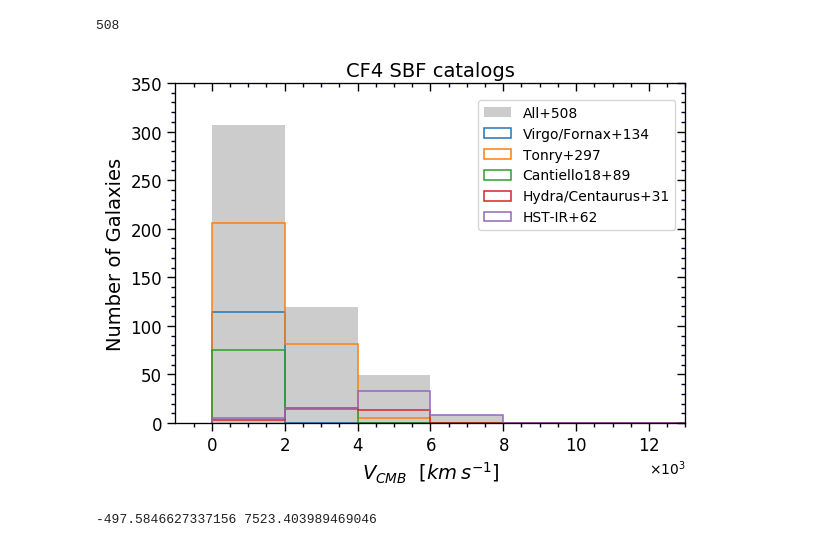
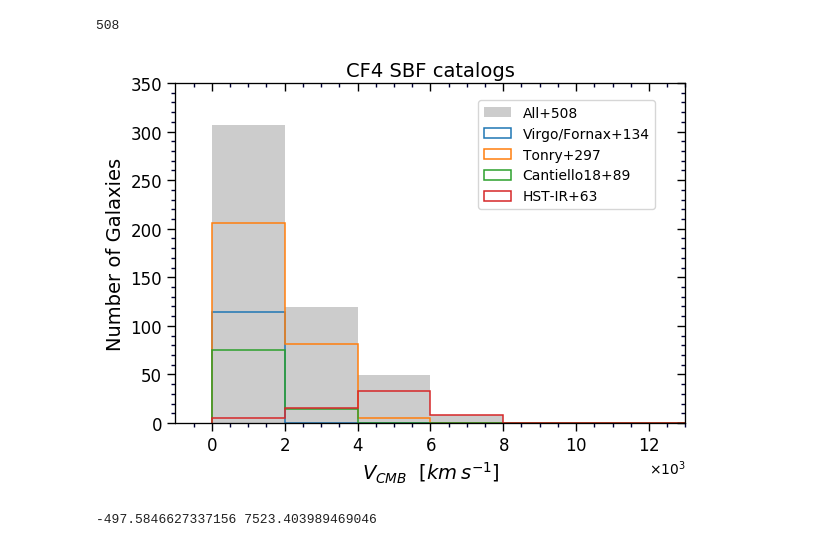
Before and after one commit to ekourkchi/CF4catalog, a Jupyter notebook: SBF_aitoff.ipynb, the cells around one changed output. Drawn from its saved outputs; the diff is of its cells as text; code cells hidden in the pictures.

```diff
--- a/SBF_aitoff.ipynb
+++ b/SBF_aitoff.ipynb
@@ -413,39 +413,40 @@ val = df.Vcmb.values
 ax.hist(val, bins=bins, histtype='bar', label='All+'+str(len(val)), color='k', lw=1.7, alpha=0.2)
 
 val = df[~df["Vcmb_VirFor"].isna()]["Vcmb"].values
-ax.hist(val, bins=bins, histtype='step', label='Virgo/Fornax+'+str(len(val)), lw=1.1)
+ax.hist(val, bins=bins, histtype='step', label='Virgo/Fornax+134', lw=1.1)
 
 val = df[~df["Vcmb_Tonry"].isna()]["Vcmb"].values
 ax.hist(val, bins=bins, histtype='step', label='Tonry+'+str(len(val)), lw=1.1)
 
 val = df[~df["Vcmb_Cantiello18"].isna()]["Vcmb"].values
 ax.hist(val, bins=bins, histtype='step', label='Cantiello18+'+str(len(val)), lw=1.1)
 
-val = df[~df["Vcmb_HydCen"].isna()]["Vcmb"].values
-ax.hist(val, bins=bins, histtype='step', label='Hydra/Centaurus+'+str(len(val)), lw=1.1)
+# val = df[~df["Vcmb_HydCen"].isna()]["Vcmb"].values
+# ax.hist(val, bins=bins, histtype='step', label='Hydra/Centaurus+'+str(len(val)), lw=1.1)
 
 val = df[~df["Vcmb_HSTIR"].isna()]["Vcmb"].values
-ax.hist(val, bins=bins, histtype='step', label='HST-IR+'+str(len(val)), lw=1.1)
+# ax.hist(val, bins=bins, histtype='step', label='HST-IR+'+str(len(val)), lw=1.1)
+ax.hist(val, bins=bins, histtype='step', label='HST-IR+63', lw=1.1)
 
 # ax.set_yscale('log')
 x_ax, y_ax = set_axes(ax, [-1000,13000], [0,350], fontsize=12, inout='out')
 
 
 ax.set_xlabel(r"$V_{CMB}$"+"  "+r'$[km \/ s^{-1}]$', fontsize=14)
 ax.set_ylabel("Number of Galaxies", fontsize=14)
 
 ax.legend(bbox_to_anchor=(0.58, 0.97), loc='upper left', fontsize=10)
 
 x_ax.set_xticks(np.arange(0, 14000, step=2000))
 ax.set_xticks(np.arange(0, 14000, step=2000))
 
 
 ax.set_title("CF4 SBF catalogs", fontsize=14, pad=5)
 
 ax.xaxis.set_major_formatter(OOMFormatter(3, "%d"))
 ax.ticklabel_format(axis='x', style='sci')
 # %% [output]
-[figure, old version]
+[figure, new version]
 # %%
 import copy
 
```
Also changed, not shown: 6 other files.
